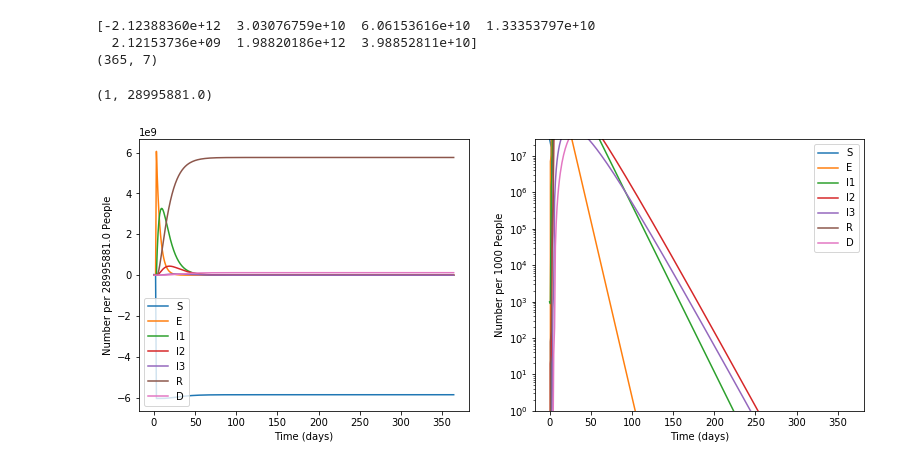
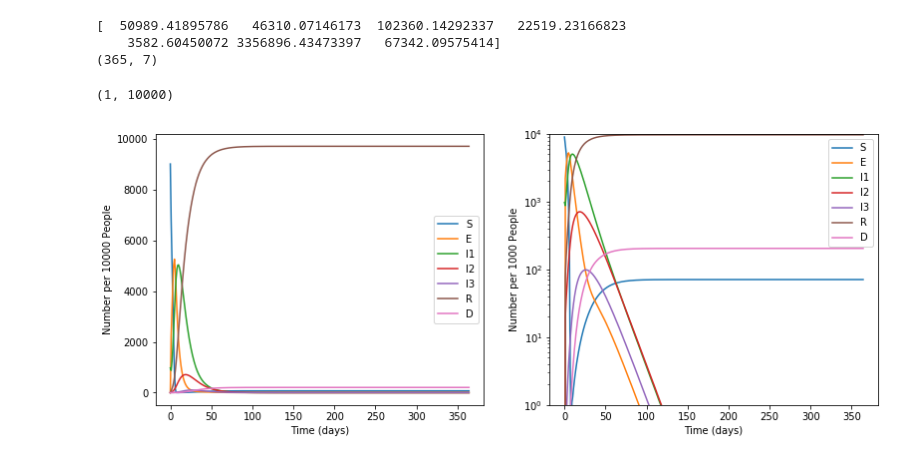
Before and after one commit to act-now-coalition/covid-data-model, a Jupyter notebook: seird_notebook_runtime.ipynb, the cells around one changed output. Drawn from its saved outputs; the diff is of its cells as text; code cells hidden in the pictures.

```diff
--- a/seird_notebook_runtime.ipynb
+++ b/seird_notebook_runtime.ipynb
@@ -191,38 +190,39 @@ if use_harvard_init:
 else:
     # tmax = 80 * 4
     tmax = 365
-    N =  28995881.00 #10000
+    #N =  28995881.00
+    N = 10000
     tvec=np.arange(0,tmax,1)
 
 #print(np.array(N-np.sum(soln,axis=1,keepdims=True)))
 s = [N-np.sum(soln,axis=1,keepdims=True)]
 s = np.max(s,0)
 soln_plt = np.hstack([s,soln])
 #soln_plt = np.hstack(soln)
 
 print(sum(soln_plt))
 print(soln_plt.shape)
 
 plt.figure(figsize=(13,5))
 plt.subplot(1,2,1)
 plt.plot(tvec,soln_plt)
 plt.xlabel("Time (days)")
 plt.ylabel(f"Number per {str(N)} People")
 plt.legend(("S","E","I1","I2","I3","R","D"))
 #plt.ylim([0,N])
 
 #Same plot but on log scale
 plt.subplot(1,2,2)
 plt.plot(tvec,soln_plt)
 plt.semilogy()
 plt.xlabel("Time (days)")
 plt.ylabel("Number per 1000 People")
 plt.legend(("S","E","I1","I2","I3","R","D"))
 plt.ylim([1,N])
 #plt.tight_layout()
 # %% [output]
-[-2.12388360e+12  3.03076759e+10  6.06153616e+10  1.33353797e+10
-  2.12153736e+09  1.98820186e+12  3.98852811e+10]
+[  50989.41895786   46310.07146173  102360.14292337   22519.23166823
+    3582.60450072 3356896.43473397   67342.09575414]
 (365, 7)
-(1, 28995881.0)
+(1, 10000)
-[figure, old version]
+[figure, new version]
```
Also changed, not shown: parts of 2 cells of this notebook, 3 other files.
